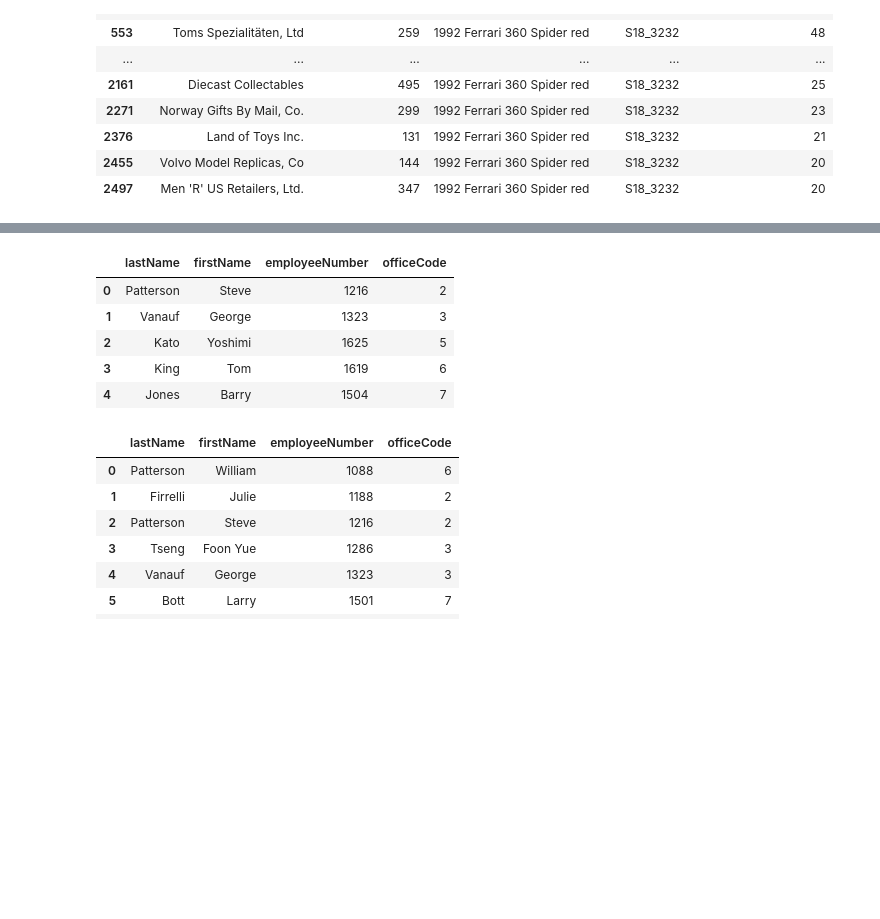
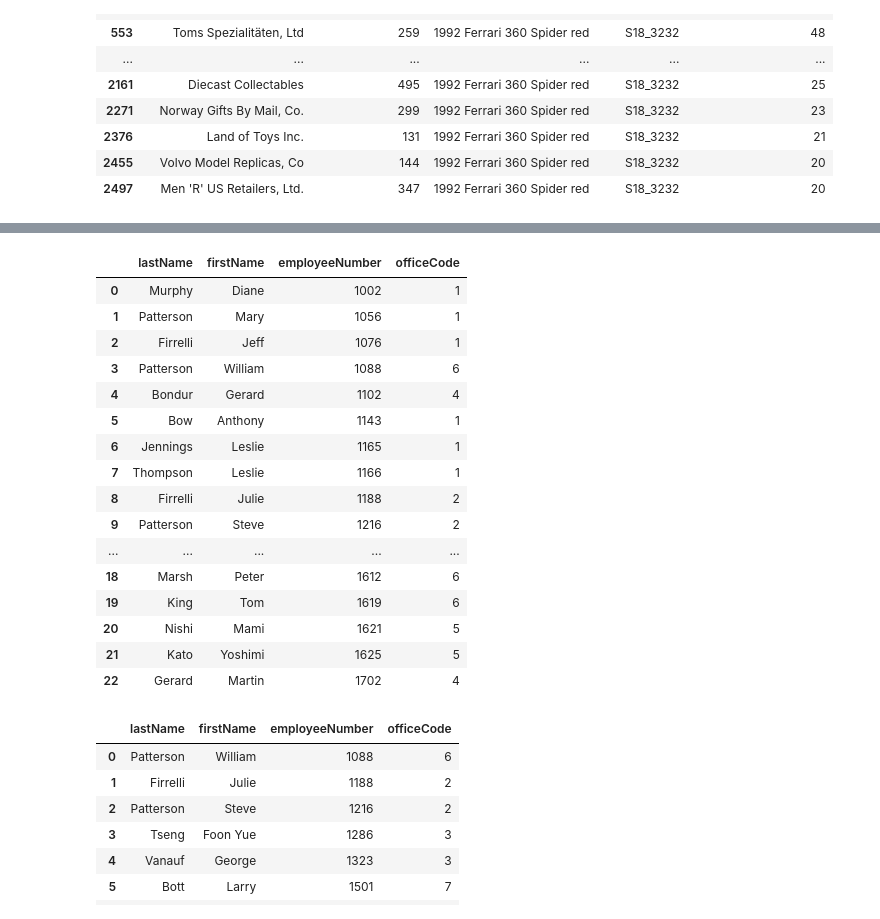
Before and after one commit to yli1517/dsc-more-practice-with-sql-queries-lab-dc-ds-071519, a Jupyter notebook: index.ipynb, the cells around one changed output, grey strips where cells are left out. Drawn from its saved outputs; the diff is of its cells as text; code cells hidden in the pictures; blank space fills up the shorter version.

```diff
--- a/index.ipynb
+++ b/index.ipynb
@@ -192,19 +192,30 @@ Finally, get the first name, last name, employee number, and office code for emp
 # %%
 # only group by office code
 c.execute("""SELECT lastName, firstName, employeeNumber, officeCode FROM employees
                     JOIN offices USING (officeCode)
-                    GROUP BY officeCode
+                    GROUP BY employeeNumber,officeCode
                     HAVING COUNT(employeeNumber) < 5;""")
 df = pd.DataFrame(c.fetchall())
 df.columns = [x[0] for x in c.description]
 df
 # %% [output]
 |  | lastName | firstName | employeeNumber | officeCode |
-| 0 | Patterson | Steve | 1216 | 2 |
-| 1 | Vanauf | George | 1323 | 3 |
-| 2 | Kato | Yoshimi | 1625 | 5 |
-| 3 | King | Tom | 1619 | 6 |
-| 4 | Jones | Barry | 1504 | 7 |
+| 0 | Murphy | Diane | 1002 | 1 |
+| 1 | Patterson | Mary | 1056 | 1 |
+| 2 | Firrelli | Jeff | 1076 | 1 |
+| 3 | Patterson | William | 1088 | 6 |
+| 4 | Bondur | Gerard | 1102 | 4 |
+| 5 | Bow | Anthony | 1143 | 1 |
+| 6 | Jennings | Leslie | 1165 | 1 |
+| 7 | Thompson | Leslie | 1166 | 1 |
+| 8 | Firrelli | Julie | 1188 | 2 |
+| 9 | Patterson | Steve | 1216 | 2 |
+| ... | ... | ... | ... | ... |
+| 18 | Marsh | Peter | 1612 | 6 |
+| 19 | King | Tom | 1619 | 6 |
+| 20 | Nishi | Mami | 1621 | 5 |
+| 21 | Kato | Yoshimi | 1625 | 5 |
+| 22 | Gerard | Martin | 1702 | 4 |
 # %%
 c.execute("""SELECT lastName, firstName, employeeNumber, officeCode FROM employees
                     WHERE officeCode in (SELECT officeCode FROM offices
```
